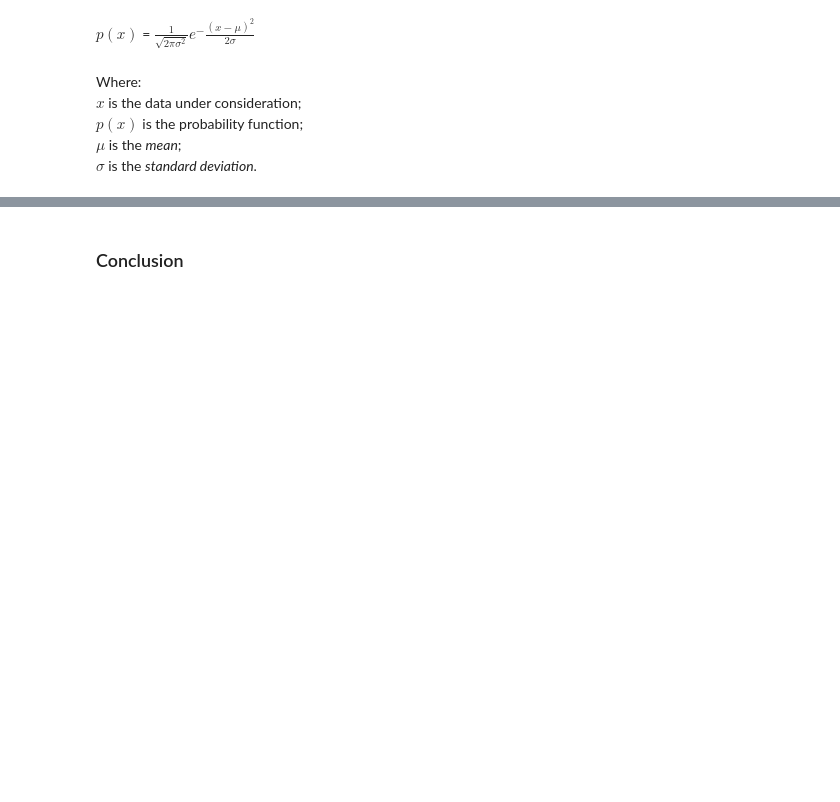
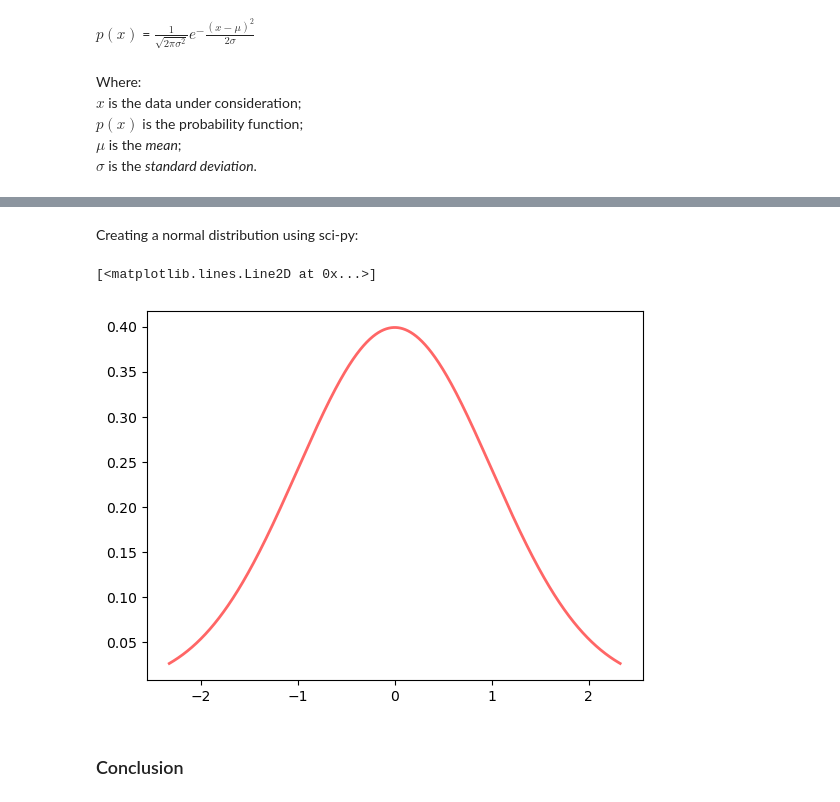
Before and after one commit to fabiofabrizi/fun-data-analysis, a Jupyter notebook: project/Normal-Distribution-Project.ipynb, the cells around one changed output, grey strips where cells are left out. Drawn from its saved outputs; the diff is of its cells as text; code cells hidden in the pictures; blank space fills up the shorter version.

```diff
--- a/project/Normal-Distribution-Project.ipynb
+++ b/project/Normal-Distribution-Project.ipynb
@@ -74,3 +122,20 @@ $\sigma$ is the *standard deviation*.
+# %% [markdown]
+Creating a normal distribution using sci-py:
+# %%
+# specify the plot size
+fig, ax = plt.subplots(1, 1)
+
+# Calculate the first four moments - note the 'mvsk' letters
+mean, var, skew, kurt = norm.stats(moments='mvsk')
+
+# Display the probability density function (pdf):
+x = np.linspace(norm.ppf(0.01),
+                norm.ppf(0.99), 1000)
+ax.plot(x, norm.pdf(x),
+       'r-', lw=2, alpha=0.6, label='norm pdf')
+# %% [output]
+[<matplotlib.lines.Line2D at 0x...>]
+[figure, added]
 # %% [markdown]
 ### Conclusion
 # %% [markdown]
```
Also changed, not shown: parts of 11 cells of this notebook.
